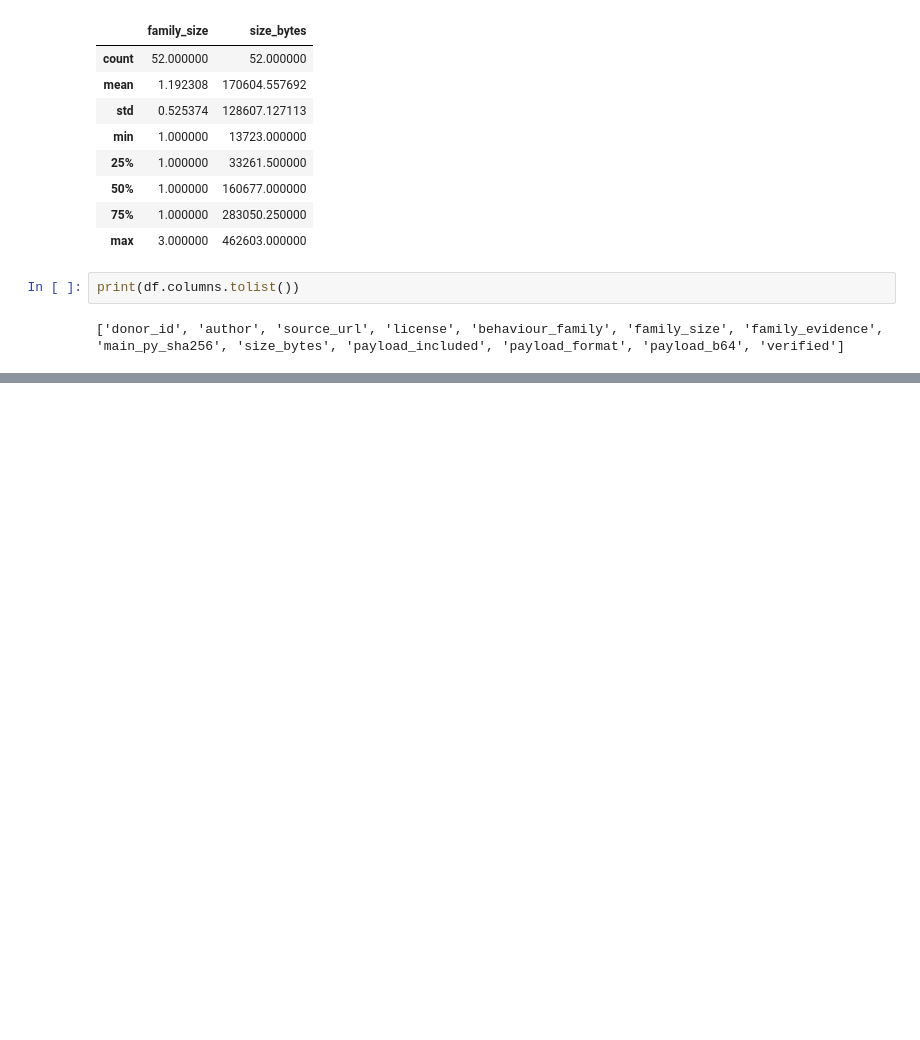
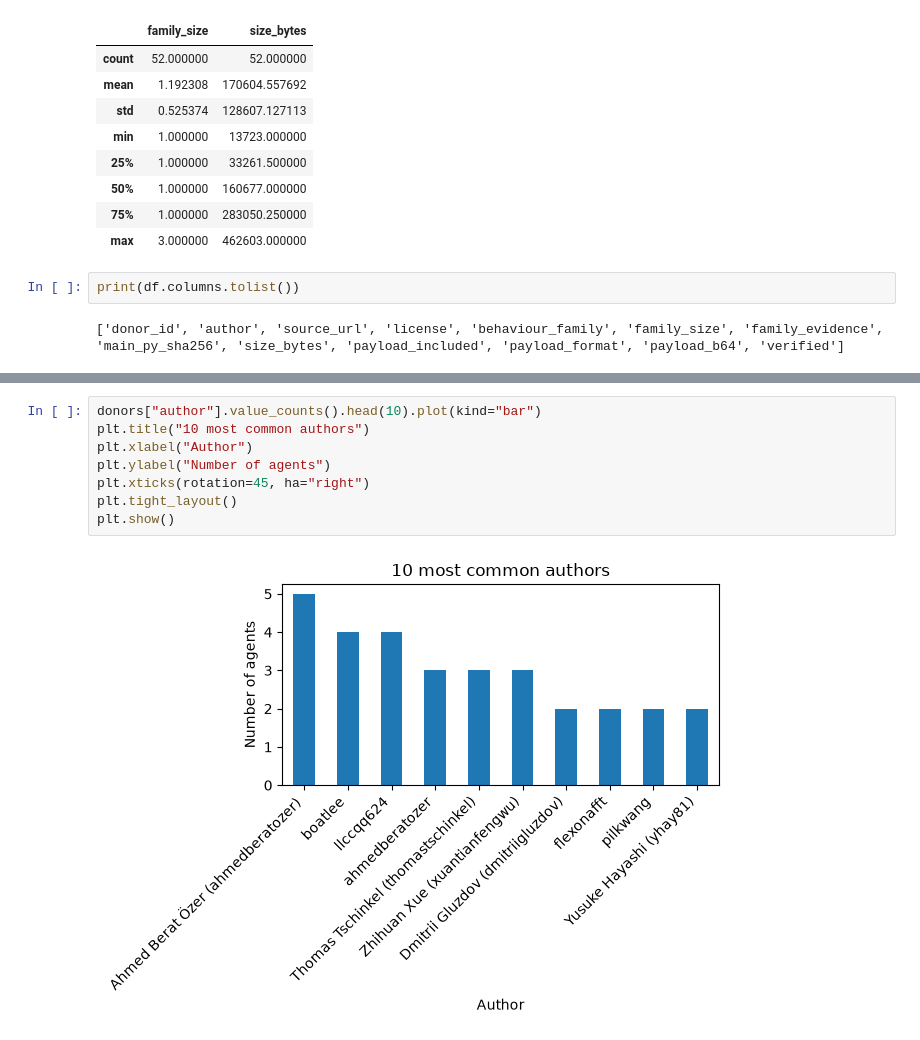
Before and after one commit to nuruyql/machinelearning, a Jupyter notebook: notebooks/dataset.ipynb, the cells around one changed output, grey strips where cells are left out. Cells and saved outputs as stored; diff of their text form; blank space fills up the shorter version.

```diff
--- a/notebooks/dataset.ipynb
+++ b/notebooks/dataset.ipynb
@@ -72,0 +86,10 @@ print(df.columns.tolist())
+# %%
+donors["author"].value_counts().head(10).plot(kind="bar")
+plt.title("10 most common authors")
+plt.xlabel("Author")
+plt.ylabel("Number of agents")
+plt.xticks(rotation=45, ha="right")
+plt.tight_layout()
+plt.show()
+# %% [output]
+[figure, added]
```
Also changed, not shown: parts of 2 cells of this notebook, 5 other files.
